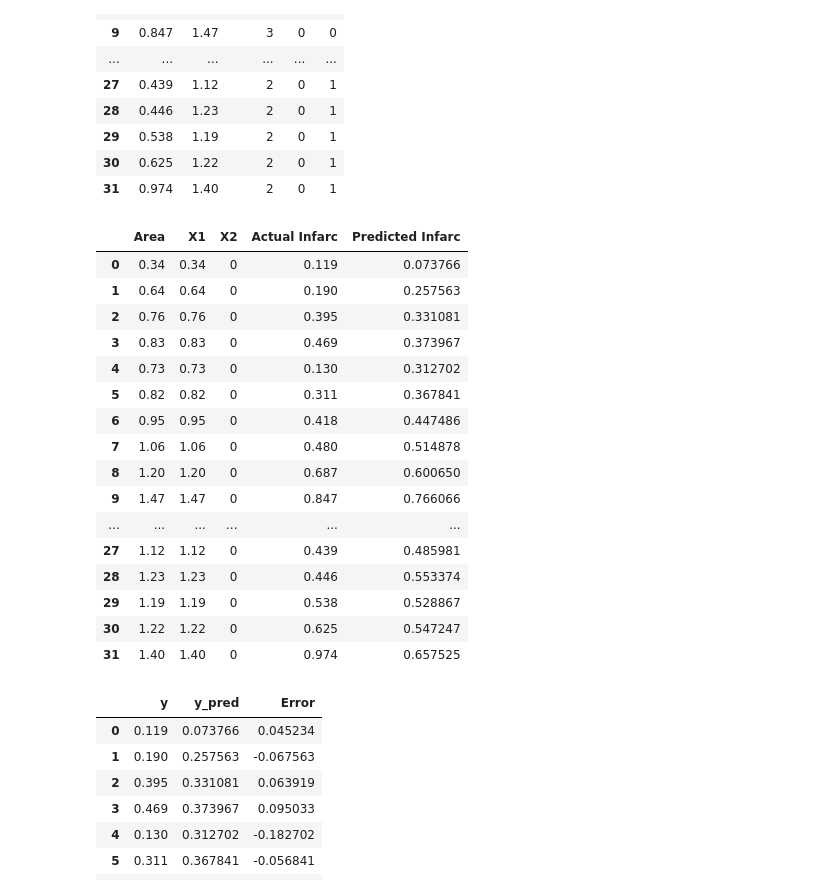
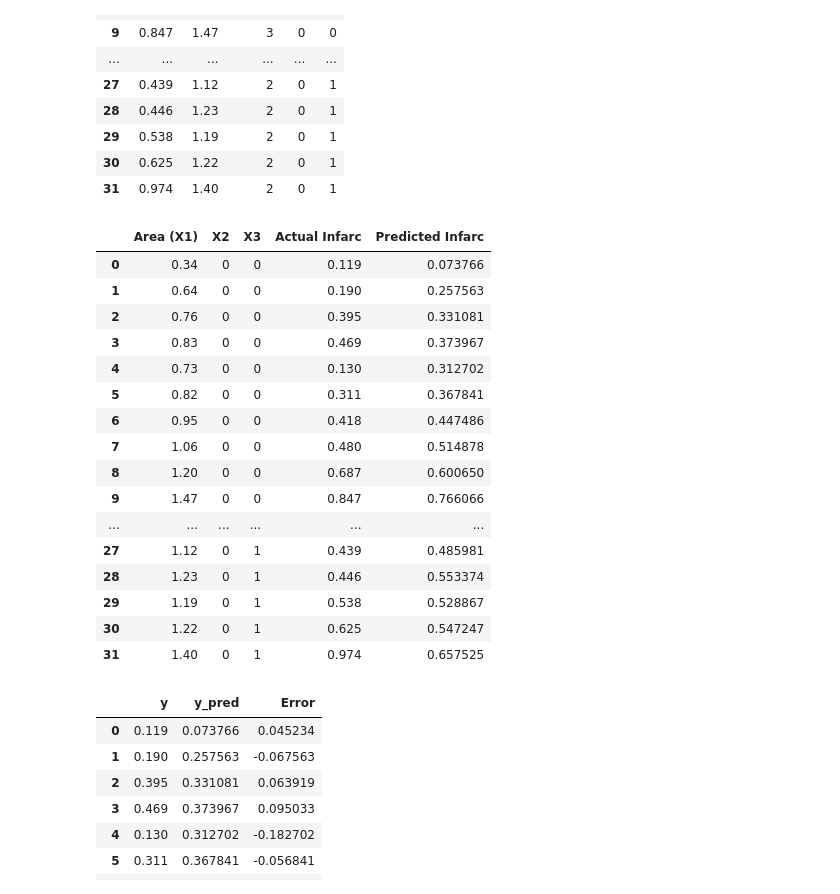
Before and after one commit to 2shashank11/Lab-Codes, a Jupyter notebook: Sem V/ML Lab/Lab 04/Q2.ipynb, the cells around one changed output. Cells and saved outputs as stored; diff of their text form; code cells hidden in the pictures.

```diff
--- a/Sem V/ML Lab/Lab 04/Q2.ipynb
+++ b/Sem V/ML Lab/Lab 04/Q2.ipynb
@@ -123,29 +123,29 @@ N = np.array([[y_sum],
 # %%
 A = np.dot(np.linalg.inv(M), N)
 a0, a1, a2, a3 = A[0][0], A[1][0], A[2][0], A[3][0]
 
 y_pred = a0 + a1*X1 + a2*X2 + a3*X3
 
-predicted_df = pd.DataFrame({'Area': X1, 'X1': X1, 'X2': X2, 'Actual Infarc': y, 'Predicted Infarc': y_pred})
+predicted_df = pd.DataFrame({'Area (X1)': X1,'X2': X2, 'X3': X3, 'Actual Infarc': y, 'Predicted Infarc': y_pred})
 predicted_df
 # %% [output]
-|  | Area | X1 | X2 | Actual Infarc | Predicted Infarc |
-| 0 | 0.34 | 0.34 | 0 | 0.119 | 0.073766 |
-| 1 | 0.64 | 0.64 | 0 | 0.190 | 0.257563 |
-| 2 | 0.76 | 0.76 | 0 | 0.395 | 0.331081 |
-| 3 | 0.83 | 0.83 | 0 | 0.469 | 0.373967 |
-| 4 | 0.73 | 0.73 | 0 | 0.130 | 0.312702 |
-| 5 | 0.82 | 0.82 | 0 | 0.311 | 0.367841 |
-| 6 | 0.95 | 0.95 | 0 | 0.418 | 0.447486 |
-| 7 | 1.06 | 1.06 | 0 | 0.480 | 0.514878 |
-| 8 | 1.20 | 1.20 | 0 | 0.687 | 0.600650 |
-| 9 | 1.47 | 1.47 | 0 | 0.847 | 0.766066 |
+|  | Area (X1) | X2 | X3 | Actual Infarc | Predicted Infarc |
+| 0 | 0.34 | 0 | 0 | 0.119 | 0.073766 |
+| 1 | 0.64 | 0 | 0 | 0.190 | 0.257563 |
+| 2 | 0.76 | 0 | 0 | 0.395 | 0.331081 |
+| 3 | 0.83 | 0 | 0 | 0.469 | 0.373967 |
+| 4 | 0.73 | 0 | 0 | 0.130 | 0.312702 |
+| 5 | 0.82 | 0 | 0 | 0.311 | 0.367841 |
+| 6 | 0.95 | 0 | 0 | 0.418 | 0.447486 |
+| 7 | 1.06 | 0 | 0 | 0.480 | 0.514878 |
+| 8 | 1.20 | 0 | 0 | 0.687 | 0.600650 |
+| 9 | 1.47 | 0 | 0 | 0.847 | 0.766066 |
 | ... | ... | ... | ... | ... | ... |
-| 27 | 1.12 | 1.12 | 0 | 0.439 | 0.485981 |
-| 28 | 1.23 | 1.23 | 0 | 0.446 | 0.553374 |
-| 29 | 1.19 | 1.19 | 0 | 0.538 | 0.528867 |
-| 30 | 1.22 | 1.22 | 0 | 0.625 | 0.547247 |
-| 31 | 1.40 | 1.40 | 0 | 0.974 | 0.657525 |
+| 27 | 1.12 | 0 | 1 | 0.439 | 0.485981 |
+| 28 | 1.23 | 0 | 1 | 0.446 | 0.553374 |
+| 29 | 1.19 | 0 | 1 | 0.538 | 0.528867 |
+| 30 | 1.22 | 0 | 1 | 0.625 | 0.547247 |
+| 31 | 1.40 | 0 | 1 | 0.974 | 0.657525 |
 # %%
 error_df = pd.DataFrame({'y': y, 'y_pred': y_pred, 'Error': y - y_pred})
 error_df
```
